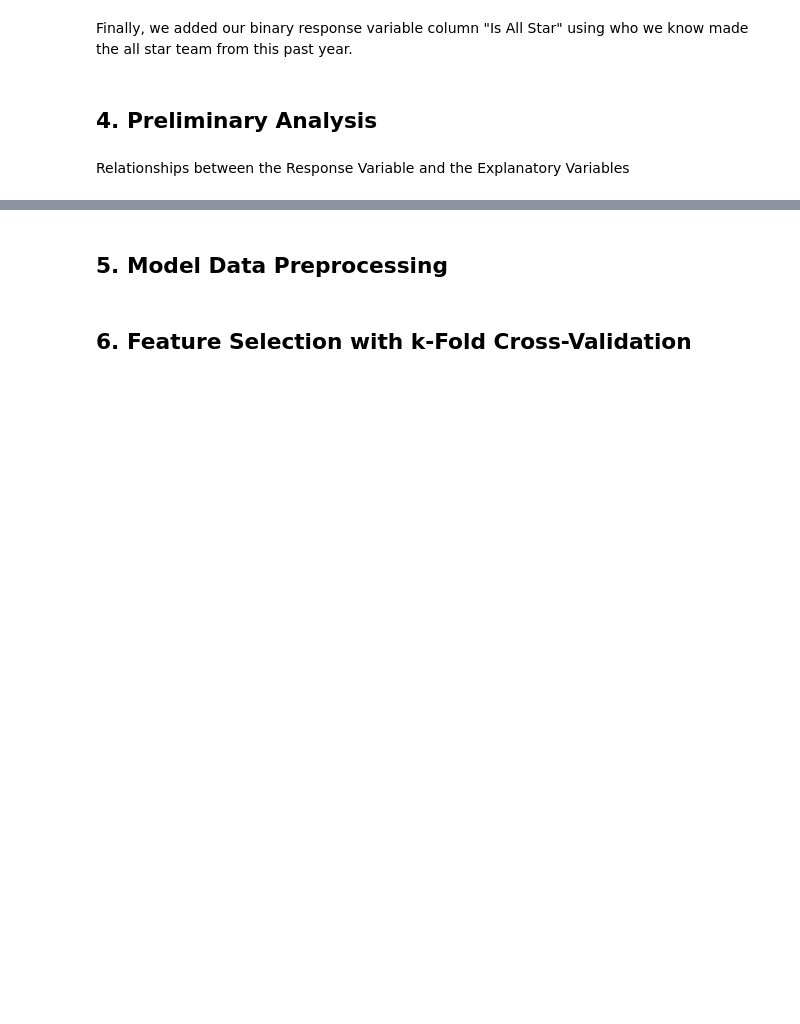
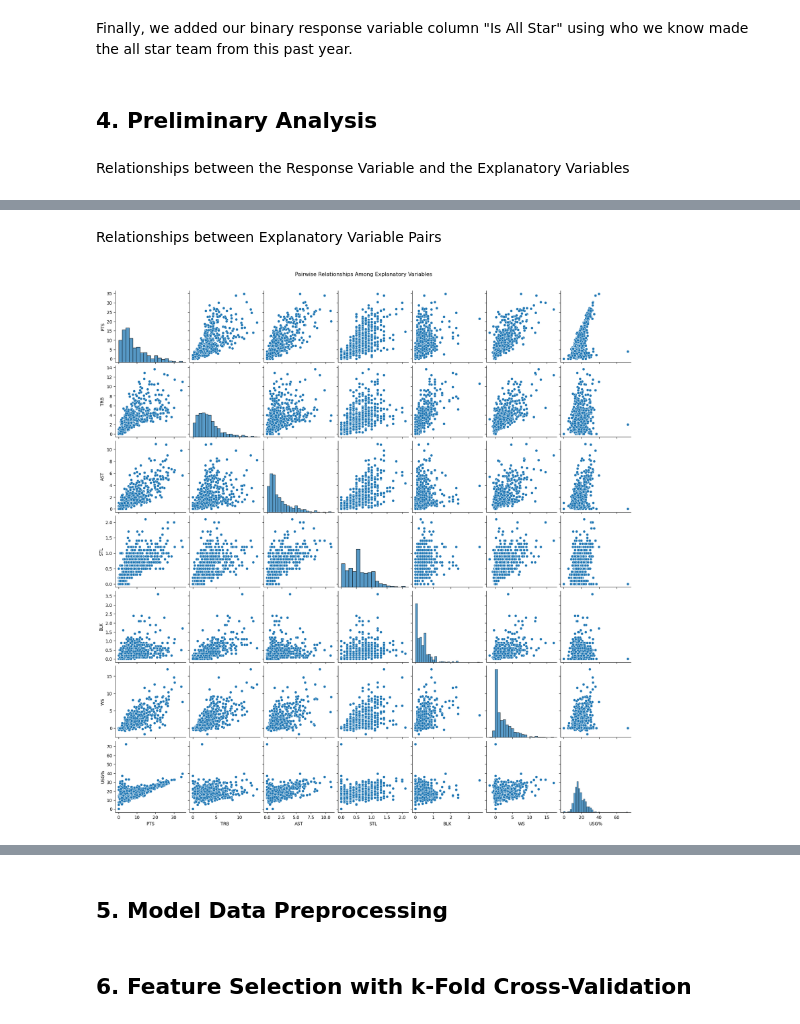
Before and after one commit to shray3420/stat207-final-project, a Jupyter notebook: Final_Project_ShrayAlbertJustin.ipynb, the cells around one changed output, grey strips where cells are left out. Saved outputs shown, nothing was run; the diff lists cells and outputs as text; code cells hidden in the pictures; blank space fills up the shorter version.

```diff
--- a/Final_Project_ShrayAlbertJustin.ipynb
+++ b/Final_Project_ShrayAlbertJustin.ipynb
@@ -256,0 +285,9 @@ for var in exp_variables:
+# %% [markdown]
+Relationships between Explanatory Variable Pairs
+# %%
+selected_columns = ['PTS', 'TRB', 'AST', 'STL', 'BLK', 'WS', 'USG%']
+sns.pairplot(final_df[selected_columns])
+plt.suptitle('Pairwise Relationships Among Explanatory Variables', y=1.02)
+plt.show()
+# %% [output]
+[figure, added]
```
Also changed, not shown: parts of 17 cells of this notebook.
